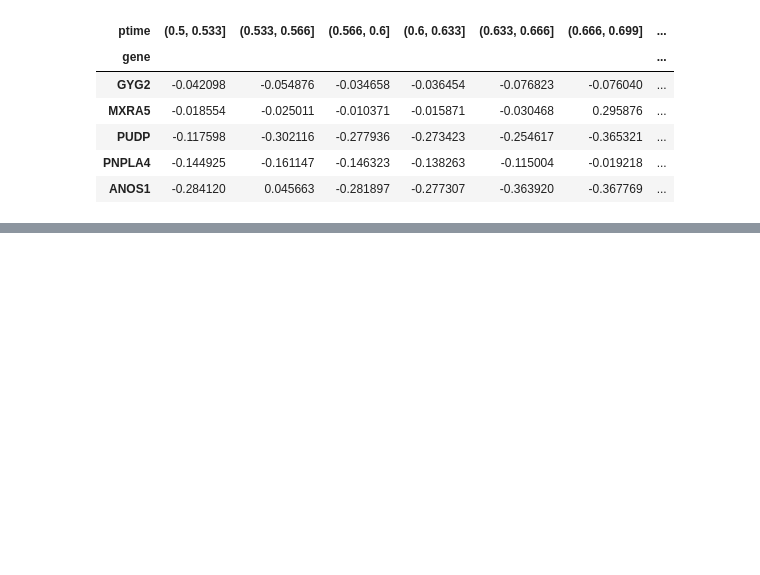
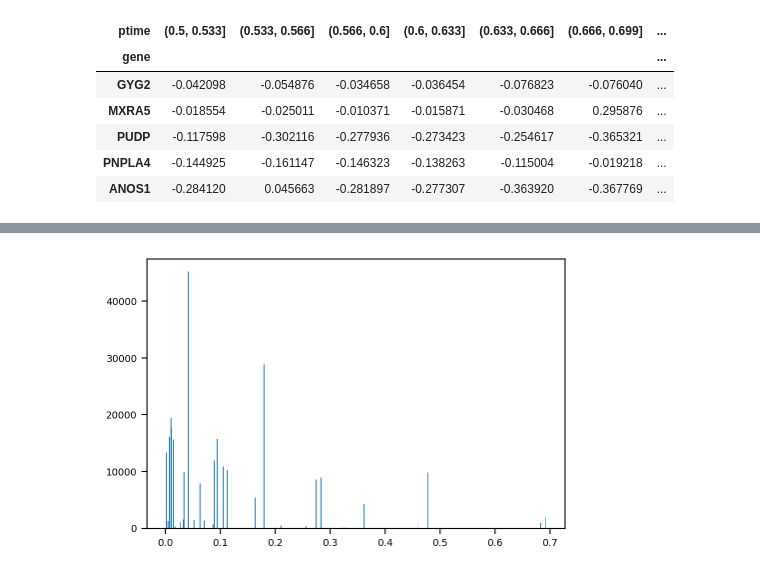
Before and after one commit to munch-group/cDEGexploration, a Jupyter notebook: notebooks/mutual_information.ipynb, the cells around one changed output, grey strips where cells are left out. Drawn from its saved outputs; the diff is of its cells as text; code cells hidden in the pictures; blank space fills up the shorter version.

```diff
--- a/notebooks/mutual_information.ipynb
+++ b/notebooks/mutual_information.ipynb
@@ -364 +375,5 @@ array([[nan, nan, nan, ..., nan, nan, nan],
+# %%
+plt.hist(mi_values, bins=500) ;
+# %% [output]
+[figure, added]
 # %%
```
Also changed, not shown: parts of 10 cells of this notebook, 54 other files.
